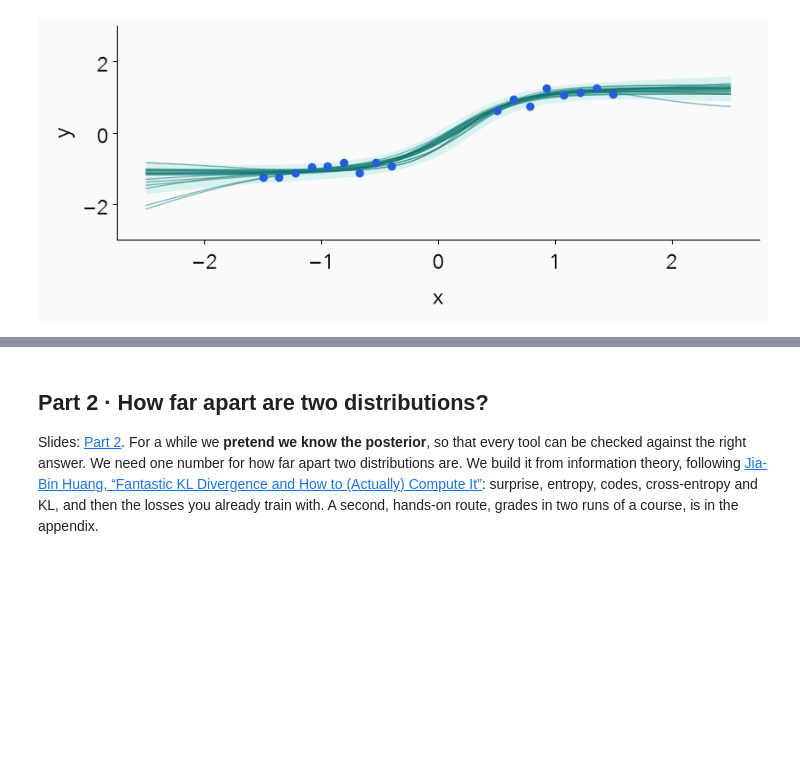
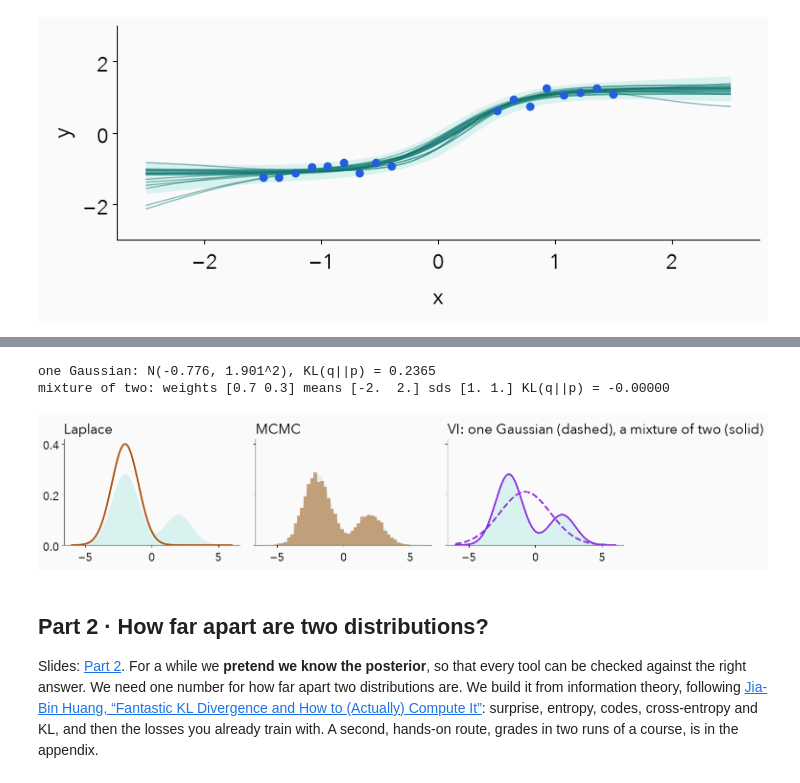
Before and after one commit to nipunbatra/generative, a Jupyter notebook: lectures/lecture1/lecture1-variational-inference.ipynb, the cells around one changed output, grey strips where cells are left out. Cells and saved outputs as stored; diff of their text form; code cells hidden in the pictures; blank space fills up the shorter version.

```diff
--- a/lectures/lecture1/lecture1-variational-inference.ipynb
+++ b/lectures/lecture1/lecture1-variational-inference.ipynb
@@ -385,0 +387,14 @@ Laplace: [-1.9994236770045335, 1.001154476066346] · MCMC mean -0.801 acceptance
+# %%
+torch.manual_seed(7)
+state = torch.tensor(0.); state_lp = three_target.log_prob(state); chain = []; accepted = 0
+for _ in range(20_000):
+    proposal = state + 2.0 * torch.randn(())
+    proposal_lp = three_target.log_prob(proposal)
+    if torch.log(torch.rand(())) < proposal_lp - state_lp:     # accept with probability min(1, ratio)
+        state, state_lp, accepted = proposal, proposal_lp, accepted + 1
+    chain.append(number(state))
+chain = np.array(chain)
+hist, edges = np.histogram(chain, bins=np.linspace(-6, 6, 49), density=True)
+print("acceptance", accepted / 20_000, "· mean of the visits", round(float(chain.mean()), 3), "· true mean", .7 * -2 + .3 * 2)
+fixtures["story"]["three"]["mcmc"] = dict(steps=20_000, step_size=2.0, seed=7, acceptance=accepted / 20_000,
+    mean=float(chain.mean()), hist=hist.tolist(), edges=edges.tolist())
@@ -386,3 +409,45 @@ Laplace: [-1.9994236770045335, 1.001154476066346] · MCMC mean -0.801 acceptance
+# %%
+grid3 = torch.linspace(-8, 8, 2001)
+# family 1: one Gaussian, knobs (mean, log width)
+m3 = torch.nn.Parameter(torch.tensor(-.5)); rho3 = torch.nn.Parameter(torch.tensor(0.))
+opt3 = torch.optim.Adam([m3, rho3], lr=.05)
+for _ in range(600):
+    loss = grid_kl(dist.Normal(m3, rho3.exp()), three_target, grid3)
+    opt3.zero_grad(); loss.backward(); opt3.step()
+vi3 = dist.Normal(m3.detach(), rho3.detach().exp())
+# family 2: a mixture of two Gaussians, started from equal weights at -1 and +1
+mix_logit = torch.nn.Parameter(torch.zeros(2))
+mix_loc = torch.nn.Parameter(torch.tensor([-1., 1.]))
+mix_rho = torch.nn.Parameter(torch.tensor([.4, .4]))
+def mixture_q():
+    return dist.MixtureSameFamily(dist.Categorical(logits=mix_logit), dist.Normal(mix_loc, mix_rho.exp()))
+opt_mix = torch.optim.Adam([mix_logit, mix_loc, mix_rho], lr=.05)
+for _ in range(1500):
+    loss = grid_kl(mixture_q(), three_target, grid3)
+    opt_mix.zero_grad(); loss.backward(); opt_mix.step()
+mix_weights, mix_means, mix_sds = torch.softmax(mix_logit.detach(), 0), mix_loc.detach(), mix_rho.detach().exp()
+vi_mix = dist.MixtureSameFamily(dist.Categorical(probs=mix_weights), dist.Normal(mix_means, mix_sds))
+kl_gauss, kl_mix = number(grid_kl(vi3, three_target, grid3)), number(grid_kl(vi_mix, three_target, grid3))
+print(f"one Gaussian: N({number(vi3.loc):.3f}, {number(vi3.scale):.3f}^2), KL(q||p) = {kl_gauss:.4f}")
+print("mixture of two: weights", mix_weights.numpy().round(3), "means", mix_means.numpy().round(3),
+      "sds", mix_sds.numpy().round(3), f"KL(q||p) = {kl_mix:.5f}")
+fixtures["story"]["three"].update(vi=[number(vi3.loc), number(vi3.scale)], vi_kl=kl_gauss,
+    vi_mix=dict(weights=mix_weights.tolist(), means=mix_means.tolist(), scales=mix_sds.tolist(), kl=kl_mix))
+fixtures["story"]["three"]["plot"].update(vi=vi3.log_prob(x3).exp().tolist(), vi_mix=vi_mix.log_prob(x3).exp().tolist())
+# the three approximations side by side
+fig, axes = plt.subplots(1, 3, figsize=(13, 3.6), sharey=True)
+for ax, title in zip(axes, ["Laplace", "MCMC", "VI: one Gaussian (dashed), a mixture of two (solid)"]):
+    ax.fill_between(x3, 0, three_target.log_prob(x3).exp(), color="#D9F2EF")
+    ax.set_title(title, loc="left")
+axes[0].plot(x3, laplace.log_prob(x3).exp(), color=C["noise"])
+axes[1].hist(chain, bins=edges, density=True, color=C["noise"], alpha=.5)
+axes[2].plot(x3, vi3.log_prob(x3).exp(), color=C["q"], ls="--")
+axes[2].plot(x3, vi_mix.log_prob(x3).exp(), color=C["q"])
+savefig("three-ways")
+# %% [output]
+one Gaussian: N(-0.776, 1.901^2), KL(q||p) = 0.2365
+mixture of two: weights [0.7 0.3] means [-2.  2.] sds [1. 1.] KL(q||p) = -0.00000
+[figure, added]
 # %% [markdown]
 ## Part 2 · How far apart are two distributions?
 
```
Also changed, not shown: parts of 49 cells of this notebook, 44 other files.
